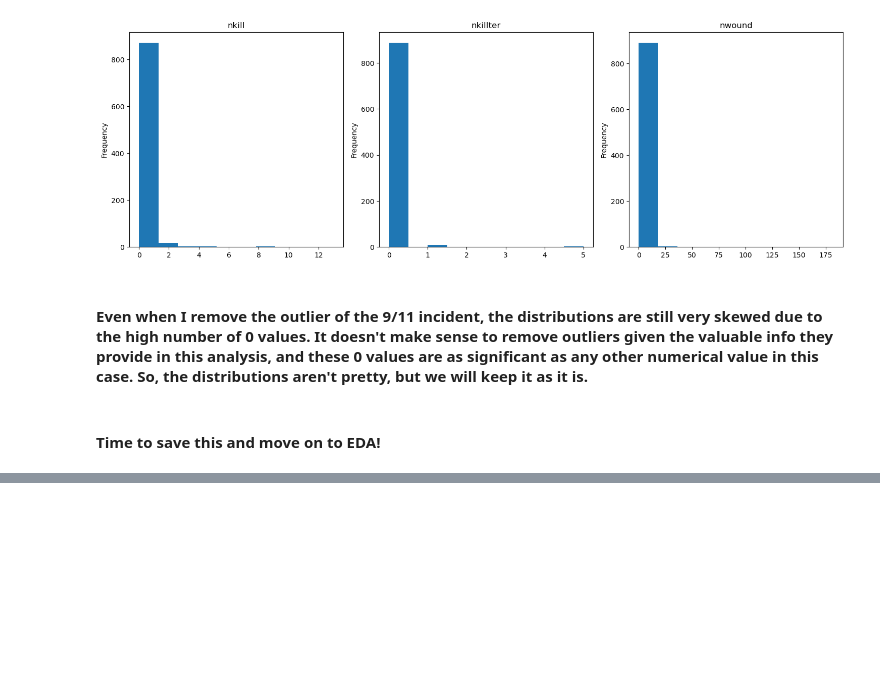
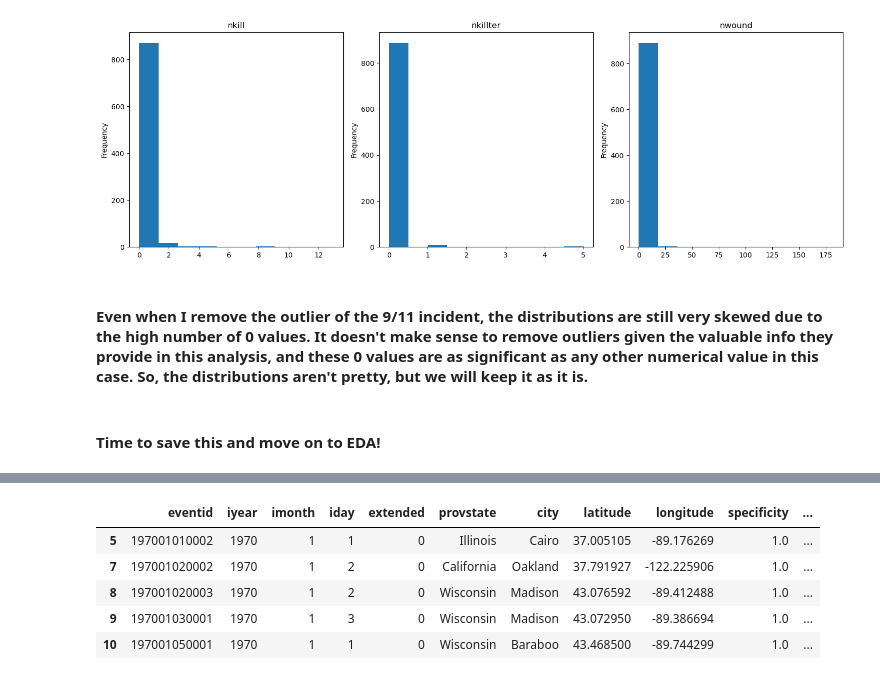
Before and after one commit to samcast1/Capstone-2---Global-Terrorism, a Jupyter notebook: notebooks/1.0-sc-initial-exploration-and-wrangling.ipynb, the cells around one changed output, grey strips where cells are left out. Saved outputs shown, nothing was run; the diff lists cells and outputs as text; code cells hidden in the pictures; blank space fills up the shorter version.

```diff
--- a/notebooks/1.0-sc-initial-exploration-and-wrangling.ipynb
+++ b/notebooks/1.0-sc-initial-exploration-and-wrangling.ipynb
@@ -690,0 +789,7 @@ gtd_clean.to_csv('gtd_clean.csv',index=False)
+# %%
+gtdustrim = gtdus.drop(columns = col_to_drop)
+# %%
+gtdustrimcol = [x for x in gtdustrim.columns]
+dtypes = ['str'] + ['int64']*4 + ['str']*2 + ['float64']*2 + ['category']*14 + ['str']*2 +['category'] +['int64']*2 +['category']*3 + ['str'] + ['int64']*6 + ['category']
+types_dict = dict(zip(gtdustrimcol, dtypes))
+types_dict
@@ -690,0 +900,12 @@ gtd_clean.to_csv('gtd_clean.csv',index=False)
+# %%
+gtdus_adj_types['iday'].replace({0: 15}, inplace=True)
+gtdus_adj_types['iday'].unique()
+gtdus_adj_types['date'] = gtdus_adj_types.apply(lambda row: datetime.datetime(row['iyear'], row['imonth'], row['iday']), axis=1)
+gtdus_adj_types.head()
+# %% [output]
+|  | eventid | iyear | imonth | iday | extended | provstate | city | latitude | longitude | specificity | ... |
+| 5 | 197001010002 | 1970 | 1 | 1 | 0 | Illinois | Cairo | 37.005105 | -89.176269 | 1.0 | ... |
+| 7 | 197001020002 | 1970 | 1 | 2 | 0 | California | Oakland | 37.791927 | -122.225906 | 1.0 | ... |
+| 8 | 197001020003 | 1970 | 1 | 2 | 0 | Wisconsin | Madison | 43.076592 | -89.412488 | 1.0 | ... |
+| 9 | 197001030001 | 1970 | 1 | 3 | 0 | Wisconsin | Madison | 43.072950 | -89.386694 | 1.0 | ... |
+| 10 | 197001050001 | 1970 | 1 | 1 | 0 | Wisconsin | Baraboo | 43.468500 | -89.744299 | 1.0 | ... |
```
Also changed, not shown: parts of 18 cells of this notebook, 3 other files.
